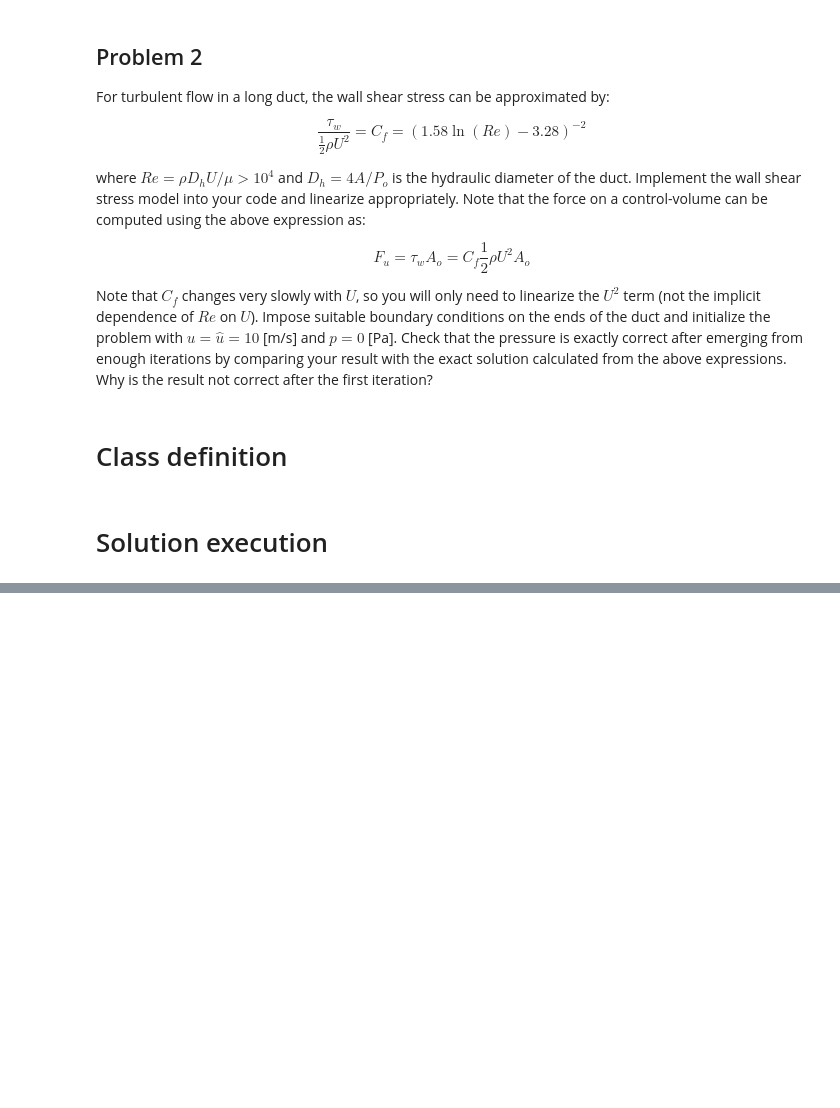
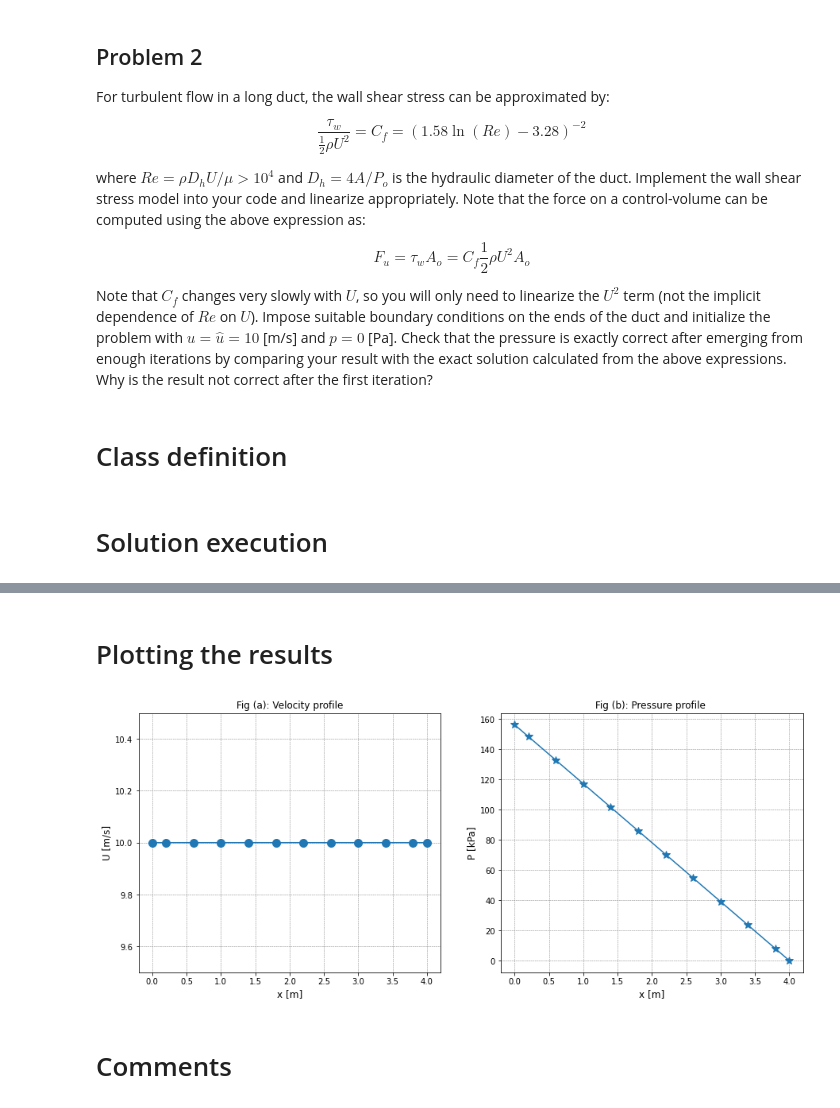
Before and after one commit to NafishaHaq/Assignment4, a Jupyter notebook: Problem2.ipynb, the cells around one changed output, grey strips where cells are left out. Drawn from its saved outputs; the diff is of its cells as text; code cells hidden in the pictures; blank space fills up the shorter version.

Commit message:
Completed minus the comments

```diff
--- a/Problem2.ipynb
+++ b/Problem2.ipynb
@@ -643,11 +705,13 @@ class DragForceModel:
 # %%
 import numpy as np
 from numpy.linalg import norm
+import math
 
 # Define the grid
 lx = 4.0
 ly = 0.02
 lz = 0.02
+Dh = (2*ly*lz)/(ly+lz)
 ncv = 10
 grid = Grid(lx, ly, lz, ncv)
 
@@ -717,7 +781,8 @@ mass = MassConservationEquation(grid, U, P, dhat, Uhe, rho,
                                 P_west_bc, P_east_bc, U_west_bc, U_east_bc)
 
 # Define the drag force model
-drag = DragForceModel(grid, U, rho, ly,lz)
+drag = DragForceModel(grid, U, rho,mu,Dh)
+#drag = DragForceModelSameed(grid, rho, U, U_west_bc, U_east_bc)
 
 # Loop through all timesteps
 for tStep in range(nTime):
@@ -776,10 +841,11 @@ for tStep in range(nTime):
 
         # Update the advecting velocities
         advecting.update()
+        print("The Pressure is:", P)
 
-Velocity_positive = U
-Pressure_positive = P
-location_pos = grid.xP
+Velocity = U
+Pressure = P
+location = grid.xP
 # %% [output]
 Timestep = 0; Time = 1000000000.0
 Iteration = 0.
@@ -788,0 +867,32 @@ TypeError: solve() takes 1 positional argument but 4 were given
+# %% [markdown]
+# Plotting the results
+# %%
+""" Plot of results for flow in positive & negative direction """
+%matplotlib inline
+
+import matplotlib.pyplot as plt
+import numpy as np
+
+fig = plt.figure(figsize =(15,6))
+axes1 = fig.add_subplot(1,2,1)
+axes2 = fig.add_subplot(1,2,2)
+
+axes1.plot(location, Velocity, marker = "o",markersize=10,)
+axes1.set_xlabel('x [m]',fontsize = 12)
+axes1.set_ylabel('U [m/s]',fontsize = 12)
+axes1.set_title('Fig (a): Velocity profile',fontsize = 12)
+axes1.grid(True)
+axes1.grid(color = 'grey', linestyle = '--', linewidth = 0.5)
+axes1.set_ylim(9.5,10.5)
+
+Pressure_kPa = Pressure/1000
+axes2.plot(location, Pressure_kPa, marker = "*",markersize=10,)
+axes2.set_xlabel('x [m]',fontsize = 12)
+axes2.set_ylabel('P [kPa]',fontsize = 12)
+axes2.set_title('Fig (b): Pressure profile ',fontsize = 12)
+axes2.grid(True)
+axes2.grid(color = 'grey', linestyle = '--', linewidth = 0.5)
+# %% [output]
+[figure, added]
+# %% [markdown]
+# Comments
```
Also changed, not shown: parts of 5 cells of this notebook.
